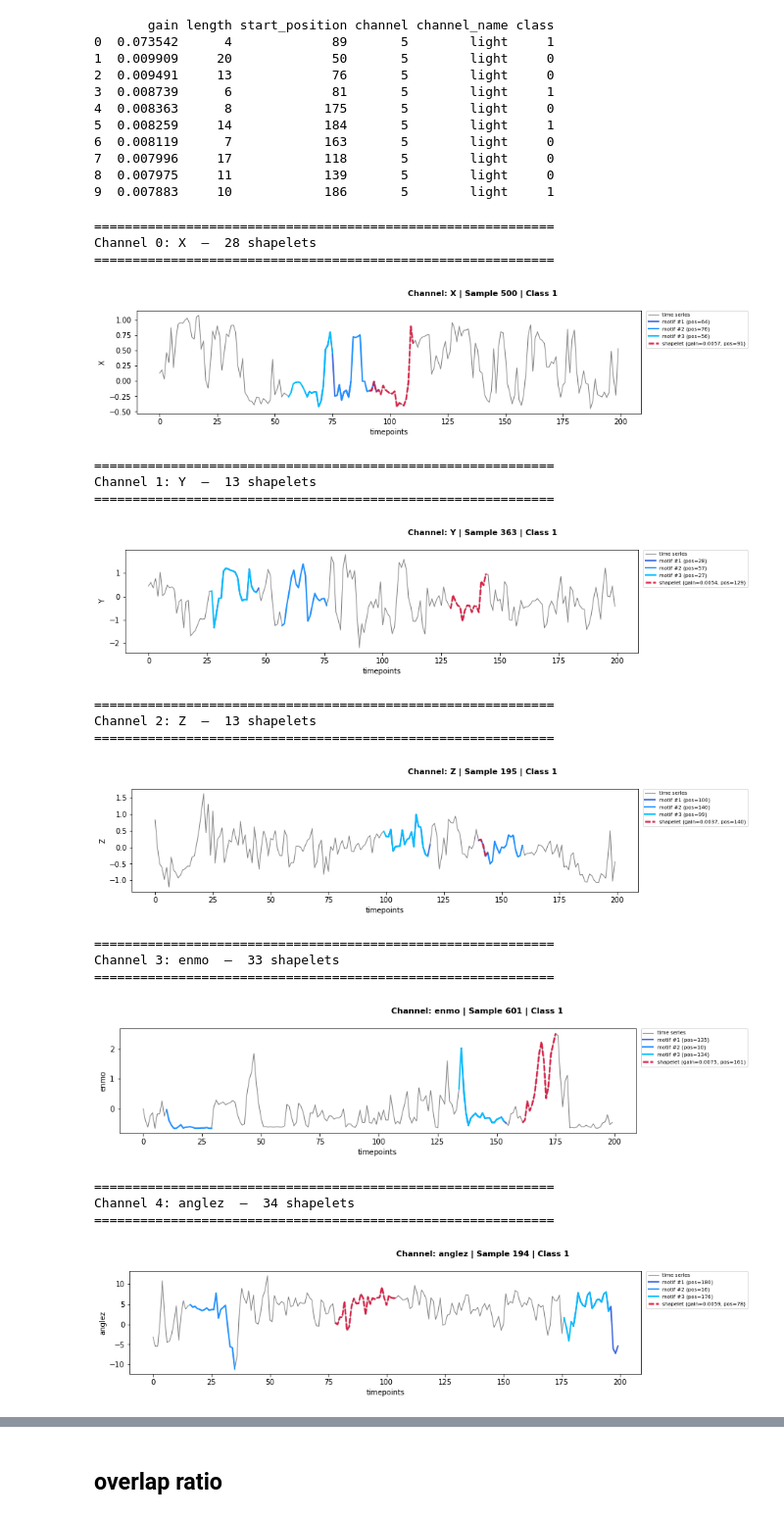
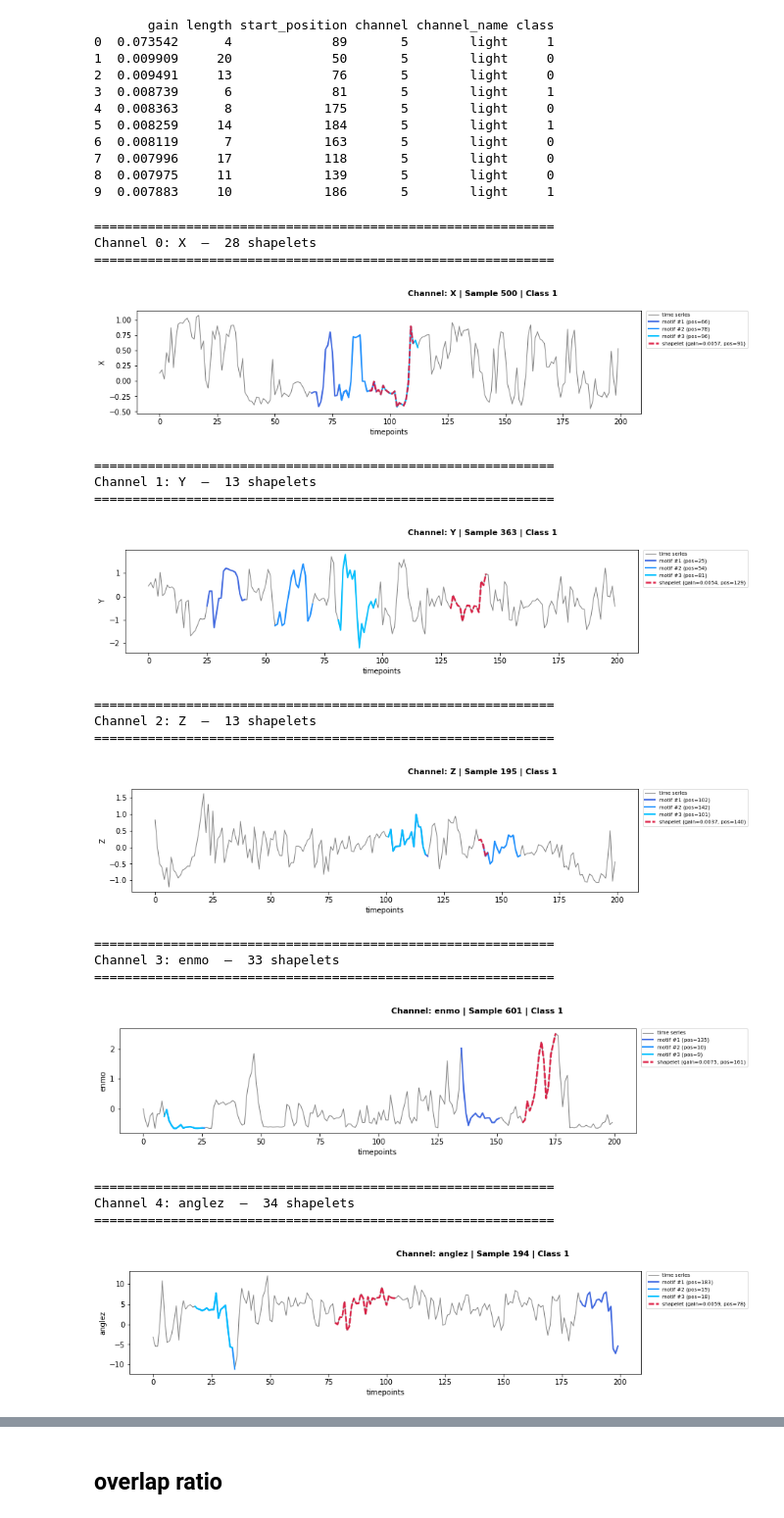
Before and after one commit to alicecalderini/DATAMINING_2-Project, a Jupyter notebook: 10. TIME SERIES/3.MOTIFS.ipynb, the cells around one changed output, grey strips where cells are left out. Shown at 98% size. Saved outputs shown, nothing was run; the diff lists cells and outputs as text; code cells hidden in the pictures.

```diff
--- a/10. TIME SERIES/3.MOTIFS.ipynb
+++ b/10. TIME SERIES/3.MOTIFS.ipynb
@@ -55,7 +55,7 @@ with gzip.open("../1.DATASET/CMI_timeseries_personalized.pkl.gz", "rb") as f:
 # We run motif discovery on the full dataset (all 4307 time series)
 # using the same channels we kept for shapelets
 CHANNELS = ["X", "Y", "Z", "enmo", "anglez", "light"]
-w = 20  # shapelet min length was 4, motif window — adjust as needed
+w = 17  # shapelet min length was 4, motif window — adjust as needed
 
 # Check how many subjects/time series
 print(f"Number of time series: {len(CMI_timeseries_personalized)}")
@@ -431,7 +429,7 @@ print(shapelets_df[["gain", "length", "start_position", "channel", "channel_name
 9  0.007883     10            186       5        light     1
 # %%
 # ── 2. Compare motifs vs shapelets — one plot per channel ─────────────────────
-w = 20
+w = 17
 for ch_idx, ch_name in enumerate(FEATURE_SIGNALS_FILTERED):
     ch_shapelets = shapelets_df[shapelets_df["channel"] == ch_idx].reset_index(drop=True)
     if len(ch_shapelets) == 0:
@@ -469,35 +467,35 @@ for ch_idx, ch_name in enumerate(FEATURE_SIGNALS_FILTERED):
                 lw=2, label=f"motif #{i+1} (pos={pos})")  # ← lw leggermente più spesso
 
     # Shapelet — tratteggio fine e denso
     s_start = int(best["start_position"])
     s_end   = s_start + int(best["length"])
     ax.plot(
         np.arange(s_start, s_end),
         ts[s_start:s_end],
         lw=2.5, color="crimson", alpha=0.9, zorder=5,
         linestyle=(0, (3, 1)),                          # ← tratteggi fini e ravvicinati
         label=f"shapelet (gain={float(best['gain']):.4f}, pos={s_start})"
     )
 
     ax.set_xlabel("timepoints")
     ax.set_ylabel(ch_name)
     ax.legend(
         loc="upper left",
         bbox_to_anchor=(1.01, 1),   # ← fuori a destra
         borderaxespad=0,
         fontsize=7
     )
     plt.tight_layout(rect=[0, 0, 0.85, 1])
     plt.show()
 # %% [output]
 ============================================================
 Channel 0: X  —  28 shapelets
 ============================================================
-[figure, old version]
+[figure, new version]
 ============================================================
 Channel 1: Y  —  13 shapelets
 ============================================================
-[figure, old version]
+[figure, new version]
 ============================================================
 Channel 2: Z  —  13 shapelets
 ============================================================
@@ -505,11 +503,11 @@ Channel 2: Z  —  13 shapelets
 ============================================================
 Channel 3: enmo  —  33 shapelets
 ============================================================
-[figure, old version]
+[figure, new version]
 ============================================================
 Channel 4: anglez  —  34 shapelets
 ============================================================
-[figure, old version]
+[figure, new version]
 ============================================================
 Channel 5: light  —  79 shapelets
 ============================================================
```
Also changed, not shown: parts of 3 cells of this notebook, 3 other files.
